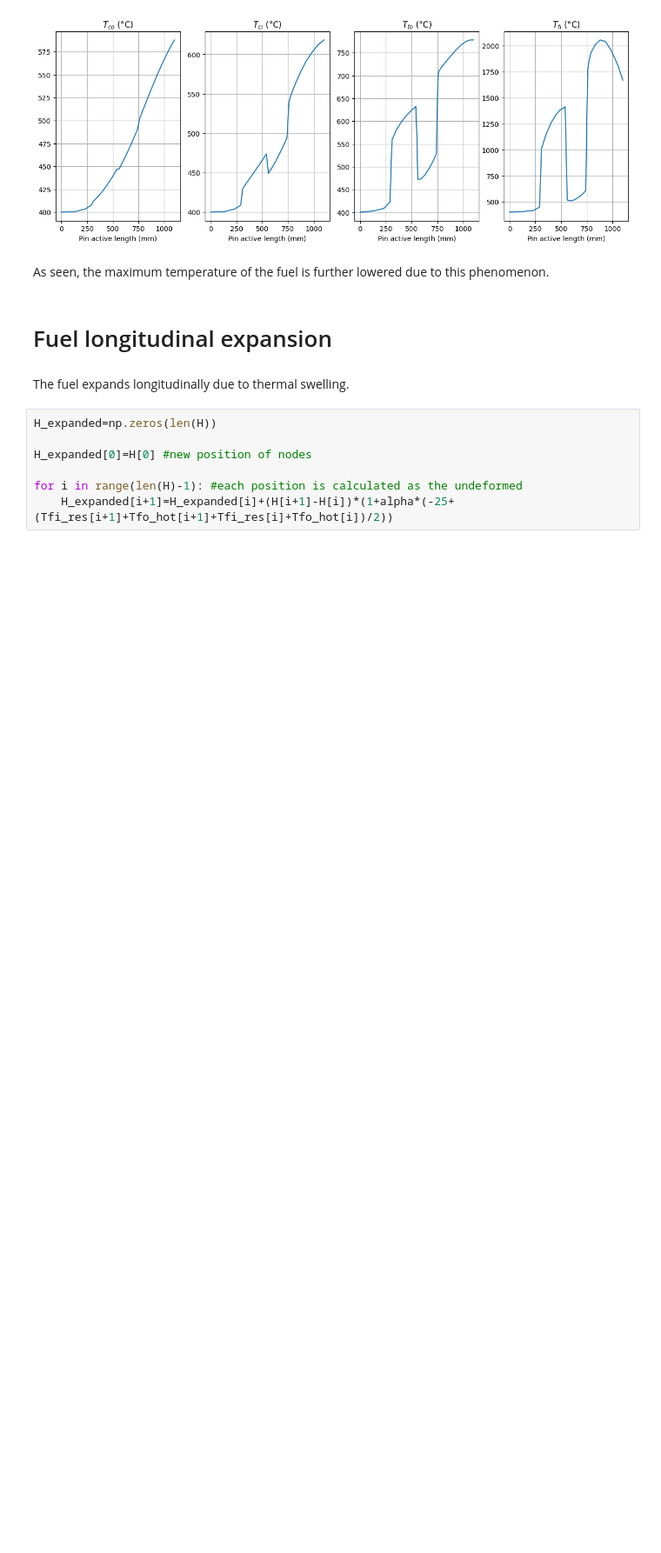
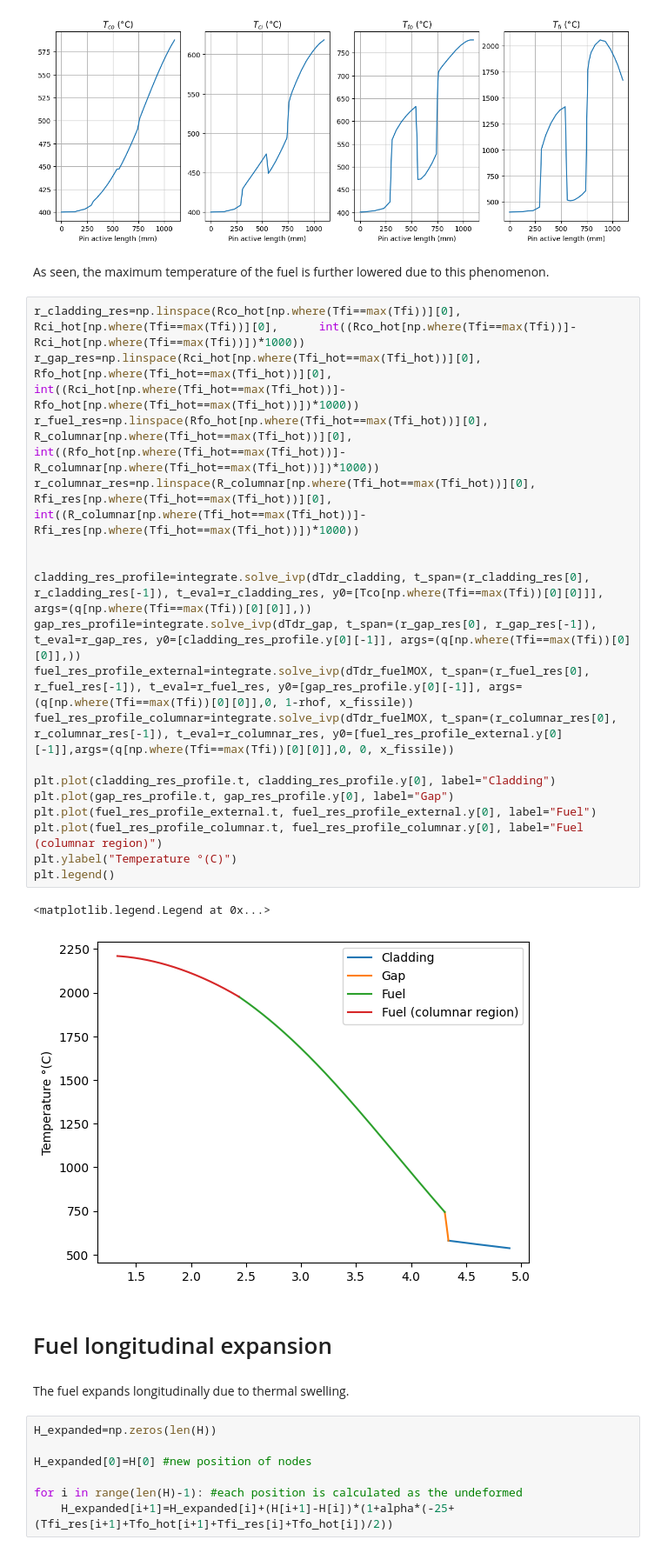
Before and after one commit to Andrea1999Broglia/ASTRID-reactor-fuel-pin-design, a Jupyter notebook: Reactor model.ipynb, the cells around one changed output. Shown at 87% size. Drawn from its saved outputs; the diff is of its cells as text; blank space fills up the shorter version.

Commit message:
Restructuring radial profile

```diff
--- a/Reactor model.ipynb
+++ b/Reactor model.ipynb
@@ -788,6 +791,27 @@ axs[3].grid()
 [figure]
 # %% [markdown]
 As seen, the maximum temperature of the fuel is further lowered due to this phenomenon.
+# %%
+r_cladding_res=np.linspace(Rco_hot[np.where(Tfi==max(Tfi))][0],     Rci_hot[np.where(Tfi==max(Tfi))][0],      int((Rco_hot[np.where(Tfi==max(Tfi))]-Rci_hot[np.where(Tfi==max(Tfi))])*1000))
+r_gap_res=np.linspace(Rci_hot[np.where(Tfi_hot==max(Tfi_hot))][0],   Rfo_hot[np.where(Tfi_hot==max(Tfi_hot))][0],       int((Rci_hot[np.where(Tfi_hot==max(Tfi_hot))]-Rfo_hot[np.where(Tfi_hot==max(Tfi_hot))])*1000))
+r_fuel_res=np.linspace(Rfo_hot[np.where(Tfi_hot==max(Tfi_hot))][0],     R_columnar[np.where(Tfi_hot==max(Tfi_hot))][0],         int((Rfo_hot[np.where(Tfi_hot==max(Tfi_hot))]-R_columnar[np.where(Tfi_hot==max(Tfi_hot))])*1000))
+r_columnar_res=np.linspace(R_columnar[np.where(Tfi_hot==max(Tfi_hot))][0],  Rfi_res[np.where(Tfi_hot==max(Tfi_hot))][0], int((R_columnar[np.where(Tfi_hot==max(Tfi_hot))]-Rfi_res[np.where(Tfi_hot==max(Tfi_hot))])*1000))
+
+
+cladding_res_profile=integrate.solve_ivp(dTdr_cladding, t_span=(r_cladding_res[0], r_cladding_res[-1]), t_eval=r_cladding_res, y0=[Tco[np.where(Tfi==max(Tfi))[0][0]]], args=(q[np.where(Tfi==max(Tfi))[0][0]],))
+gap_res_profile=integrate.solve_ivp(dTdr_gap, t_span=(r_gap_res[0], r_gap_res[-1]), t_eval=r_gap_res, y0=[cladding_res_profile.y[0][-1]], args=(q[np.where(Tfi==max(Tfi))[0][0]],))
+fuel_res_profile_external=integrate.solve_ivp(dTdr_fuelMOX, t_span=(r_fuel_res[0], r_fuel_res[-1]), t_eval=r_fuel_res, y0=[gap_res_profile.y[0][-1]], args=(q[np.where(Tfi==max(Tfi))[0][0]],0, 1-rhof, x_fissile))
+fuel_res_profile_columnar=integrate.solve_ivp(dTdr_fuelMOX, t_span=(r_columnar_res[0], r_columnar_res[-1]), t_eval=r_columnar_res, y0=[fuel_res_profile_external.y[0][-1]],args=(q[np.where(Tfi==max(Tfi))[0][0]],0, 0, x_fissile))
+
+plt.plot(cladding_res_profile.t, cladding_res_profile.y[0], label="Cladding")
+plt.plot(gap_res_profile.t, gap_res_profile.y[0], label="Gap")
+plt.plot(fuel_res_profile_external.t, fuel_res_profile_external.y[0], label="Fuel")
+plt.plot(fuel_res_profile_columnar.t, fuel_res_profile_columnar.y[0], label="Fuel (columnar region)")
+plt.ylabel("Temperature °(C)")
+plt.legend()
+# %% [output]
+<matplotlib.legend.Legend at 0x...>
+[figure, added]
 # %% [markdown]
 # Fuel longitudinal expansion
 # %% [markdown]
```
Also changed, not shown: parts of 1 cell of this notebook.
